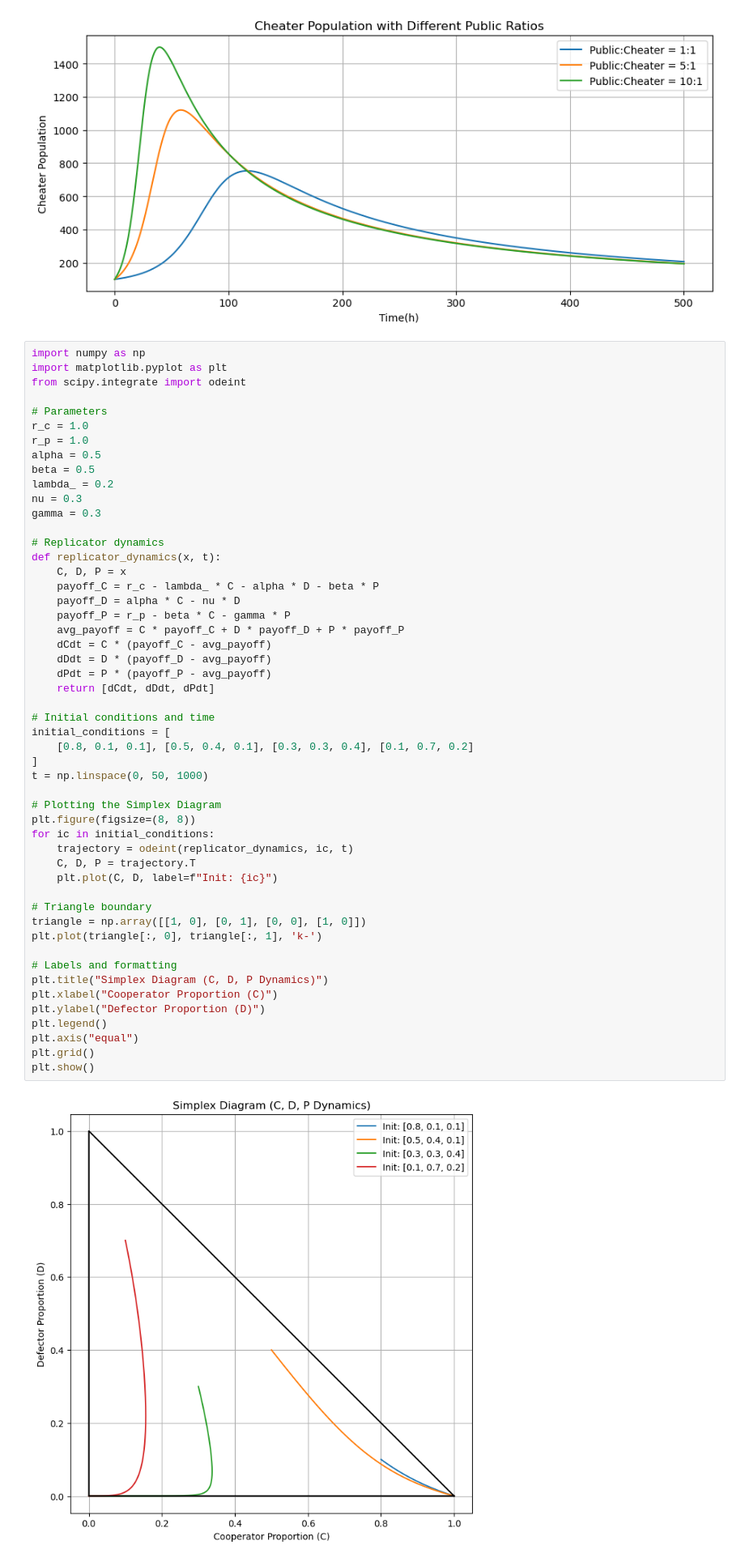
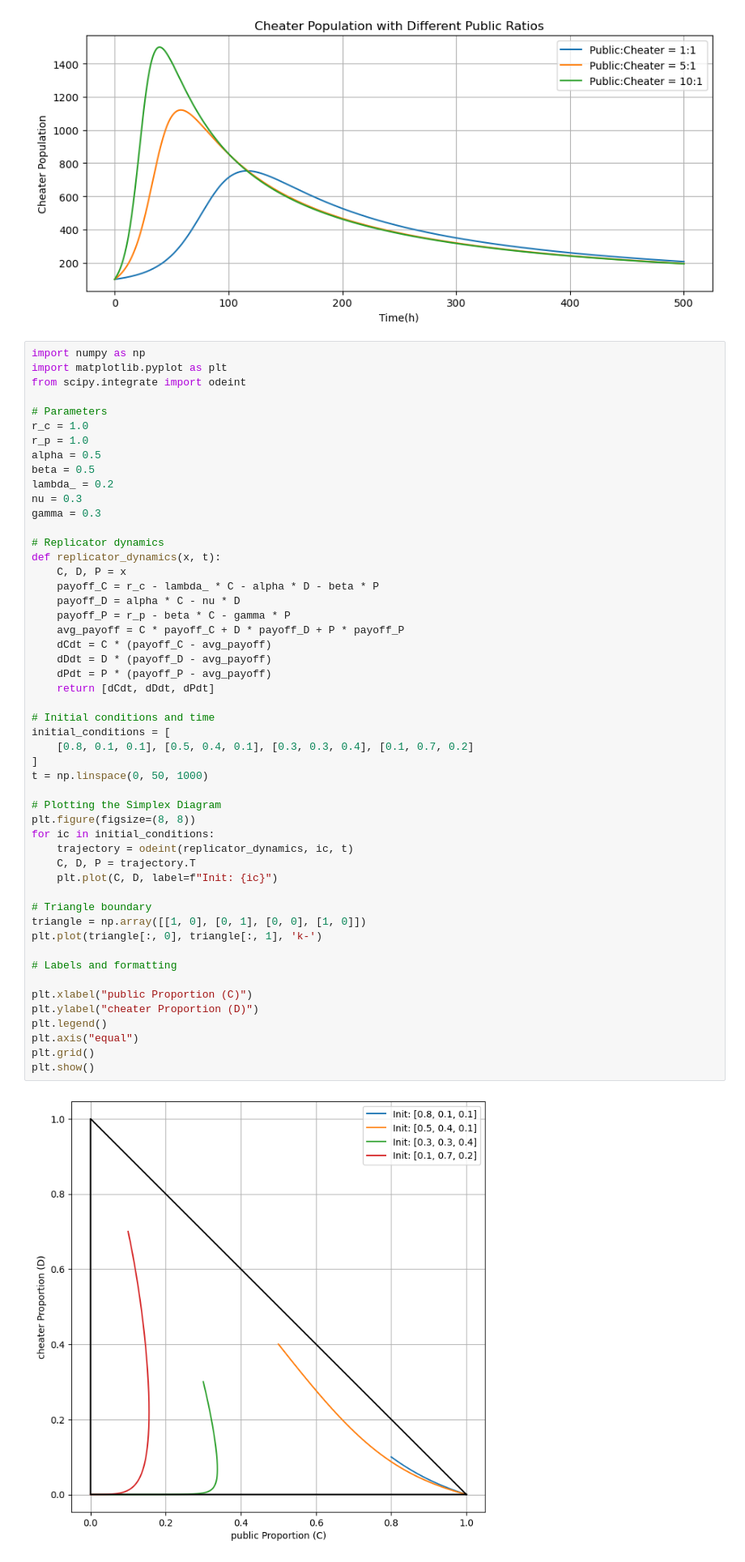
Before and after one commit to Computational-Biology-Aachen/FightClub, a Jupyter notebook: game theory concept.ipynb, the cells around one changed output. Shown at 81% size. Saved outputs shown, nothing was run; the diff lists cells and outputs as text.

```diff
--- a/game theory concept.ipynb
+++ b/game theory concept.ipynb
@@ -475,37 +475,37 @@ def replicator_dynamics(x, t):
     payoff_P = r_p - beta * C - gamma * P
     avg_payoff = C * payoff_C + D * payoff_D + P * payoff_P
     dCdt = C * (payoff_C - avg_payoff)
     dDdt = D * (payoff_D - avg_payoff)
     dPdt = P * (payoff_P - avg_payoff)
     return [dCdt, dDdt, dPdt]
 
 # Initial conditions and time
 initial_conditions = [
     [0.8, 0.1, 0.1], [0.5, 0.4, 0.1], [0.3, 0.3, 0.4], [0.1, 0.7, 0.2]
 ]
 t = np.linspace(0, 50, 1000)
 
 # Plotting the Simplex Diagram
 plt.figure(figsize=(8, 8))
 for ic in initial_conditions:
     trajectory = odeint(replicator_dynamics, ic, t)
     C, D, P = trajectory.T
     plt.plot(C, D, label=f"Init: {ic}")
 
 # Triangle boundary
 triangle = np.array([[1, 0], [0, 1], [0, 0], [1, 0]])
 plt.plot(triangle[:, 0], triangle[:, 1], 'k-')
 
 # Labels and formatting
-plt.title("Simplex Diagram (C, D, P Dynamics)")
-plt.xlabel("Cooperator Proportion (C)")
-plt.ylabel("Defector Proportion (D)")
+
+plt.xlabel("public Proportion (C)")
+plt.ylabel("cheater Proportion (D)")
 plt.legend()
 plt.axis("equal")
 plt.grid()
 plt.show()
 # %% [output]
-[figure, old version]
+[figure, new version]
 # %%
 import numpy as np
 import matplotlib.pyplot as plt
```
Also changed, not shown: parts of 14 cells of this notebook, 2 other files.
